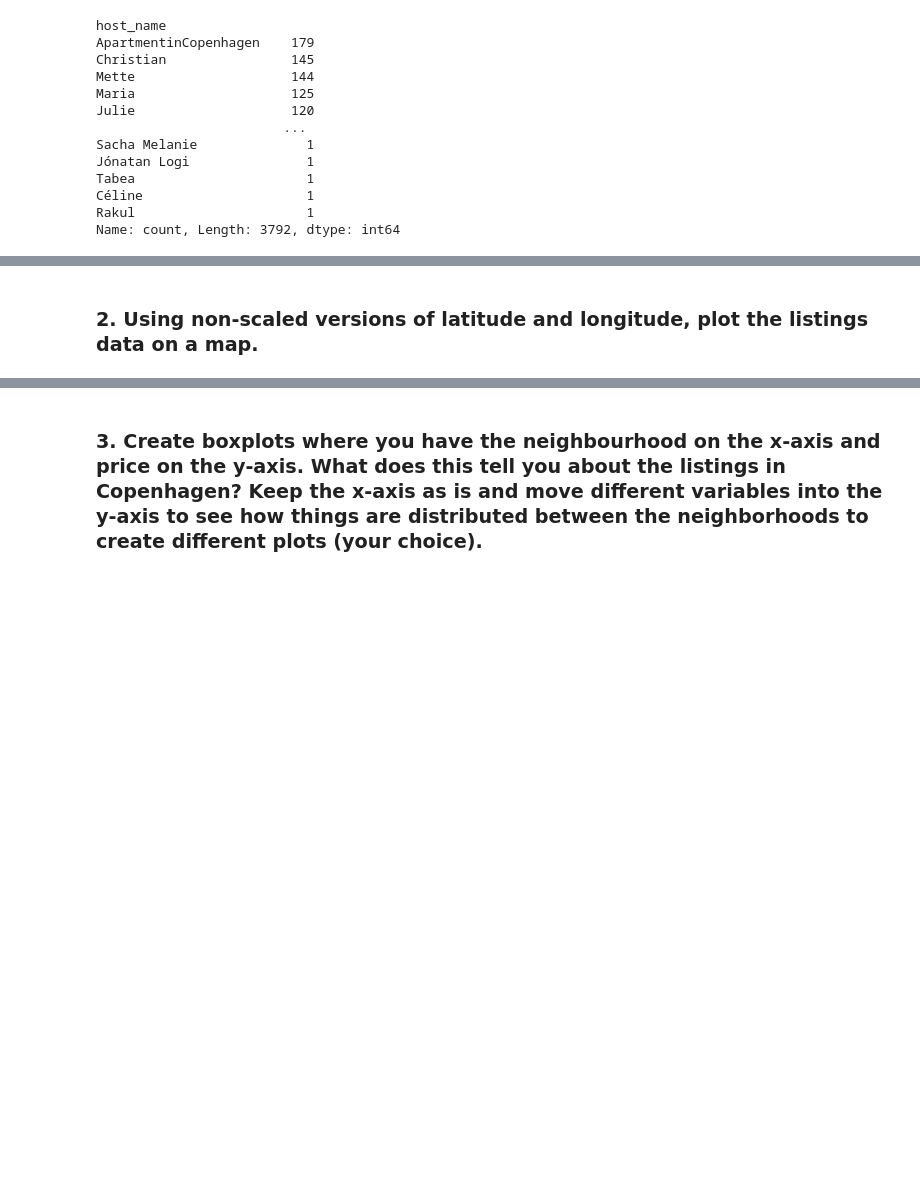
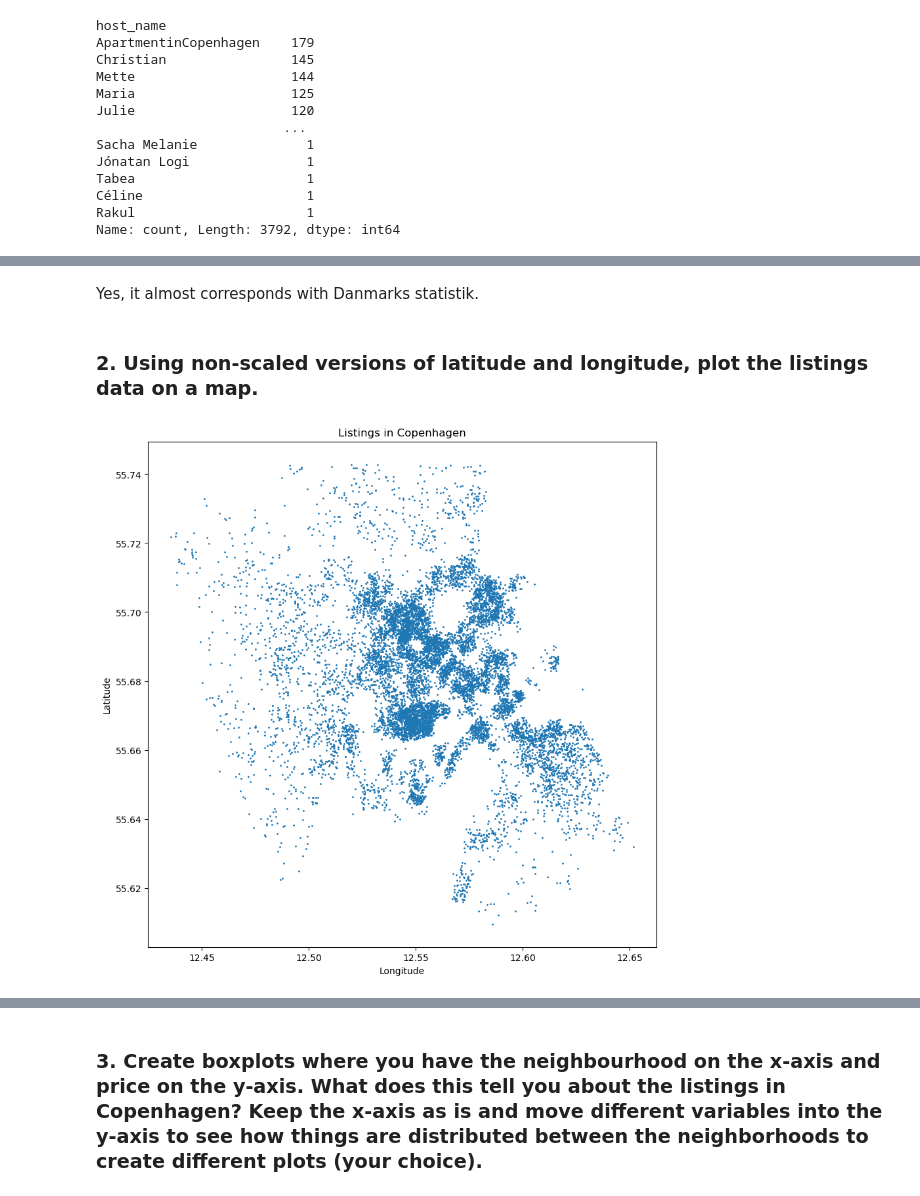
Before and after one commit to RachuSharma/MachineLearning_Assignments, a Jupyter notebook: Assignment1_MAL1/Copenhagen_AirBnB.ipynb, the cells around one changed output, grey strips where cells are left out. Cells and saved outputs as stored; diff of their text form; code cells hidden in the pictures; blank space fills up the shorter version.

```diff
--- a/Assignment1_MAL1/Copenhagen_AirBnB.ipynb
+++ b/Assignment1_MAL1/Copenhagen_AirBnB.ipynb
@@ -146,4 +148,20 @@ plt.show()
+# %% [markdown]
+Yes, it almost corresponds with Danmarks statistik.
 # %% [markdown]
 ### 2. Using non-scaled versions of latitude and longitude, plot the listings data on a map.
+# %%
+import matplotlib.pyplot as plt
+
+longitude = data_filtered['longitude']
+latitude = data_filtered['latitude']
+
+plt.figure(figsize=(10, 10)) # Set figure size
+plt.scatter(longitude, latitude, s=1)  # Plot listings as small dots on a scatter plot
+plt.xlabel('Longitude')
+plt.ylabel('Latitude')
+plt.title('Listings in Copenhagen')
+plt.show()
+# %% [output]
+[figure, added]
 # %%
 # Plot the listings data on a map
```
Also changed, not shown: parts of 13 cells of this notebook, 1 other file.
